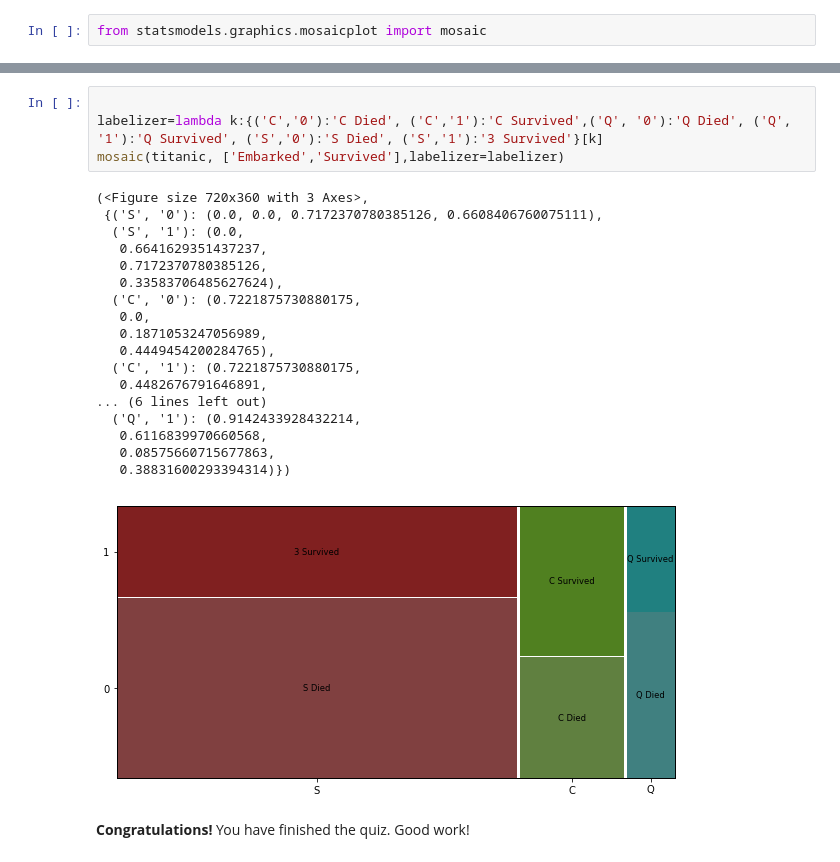
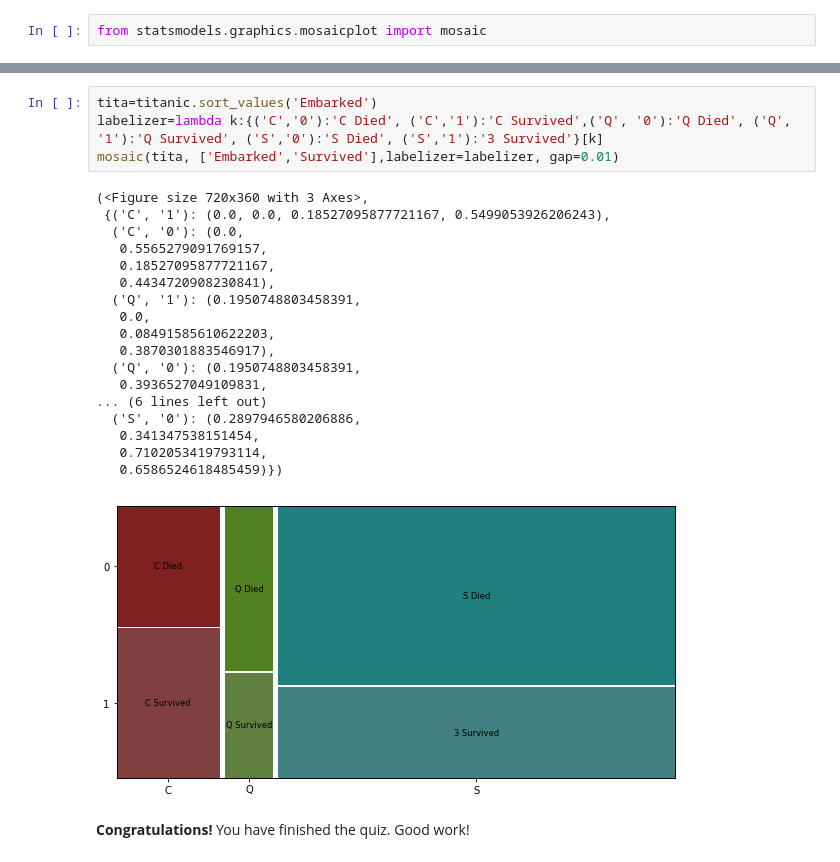
Before and after one commit to kjflorez/kflorezMetNumUN2020II, a Jupyter notebook: Quiz3/kflorezp_Quiz3.ipynb, the cells around one changed output, grey strips where cells are left out. Drawn from its saved outputs; the diff is of its cells as text.

```diff
--- a/Quiz3/kflorezp_Quiz3.ipynb
+++ b/Quiz3/kflorezp_Quiz3.ipynb
@@ -743,26 +744,26 @@ mosaic(titanic, ['Pclass','Survived'], labelizer=labelizer)
 # %%
-
+tita=titanic.sort_values('Embarked')
 labelizer=lambda k:{('C','0'):'C Died', ('C','1'):'C Survived',('Q', '0'):'Q Died', ('Q', '1'):'Q Survived', ('S','0'):'S Died', ('S','1'):'3 Survived'}[k]
-mosaic(titanic, ['Embarked','Survived'],labelizer=labelizer)
+mosaic(tita, ['Embarked','Survived'],labelizer=labelizer, gap=0.01)
 # %% [output]
 (<Figure size 720x360 with 3 Axes>,
- {('S', '0'): (0.0, 0.0, 0.7172370780385126, 0.6608406760075111),
-  ('S', '1'): (0.0,
-   0.6641629351437237,
-   0.7172370780385126,
-   0.33583706485627624),
-  ('C', '0'): (0.7221875730880175,
+ {('C', '1'): (0.0, 0.0, 0.18527095877721167, 0.5499053926206243),
+  ('C', '0'): (0.0,
+   0.5565279091769157,
+   0.18527095877721167,
+   0.4434720908230841),
+  ('Q', '1'): (0.1950748803458391,
    0.0,
-   0.1871053247056989,
-   0.4449454200284765),
-  ('C', '1'): (0.7221875730880175,
-   0.4482676791646891,
+   0.08491585610622203,
+   0.3870301883546917),
+  ('Q', '0'): (0.1950748803458391,
+   0.3936527049109831,
 ... (6 lines left out)
-  ('Q', '1'): (0.9142433928432214,
-   0.6116839970660568,
-   0.08575660715677863,
-   0.38831600293394314)})
+  ('S', '0'): (0.2897946580206886,
+   0.341347538151454,
+   0.7102053419793114,
+   0.6586524618485459)})
-[figure, old version]
+[figure, new version]
 # %% [markdown]
 **Congratulations!** You have finished the quiz. Good work!
 # %% [markdown]
```
Also changed, not shown: parts of 2 cells of this notebook.
